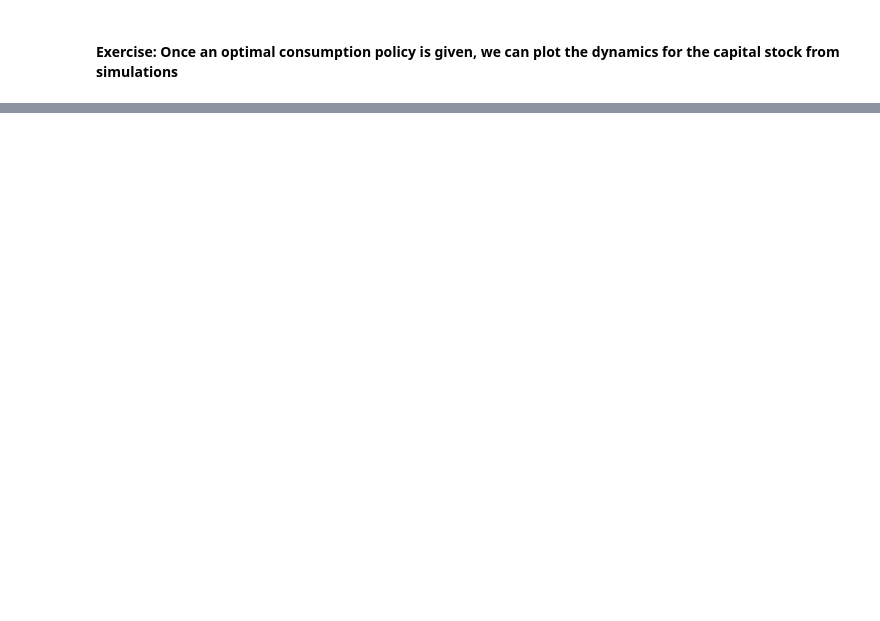
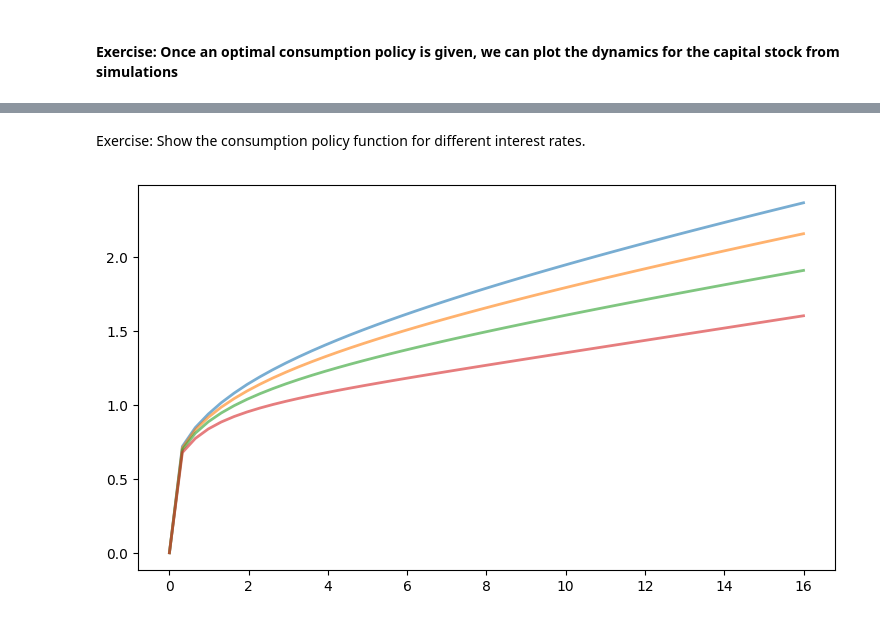
Before and after one commit to azheng25/QuantEcon-Examples, a Jupyter notebook: QuantEconExamplesPart2.ipynb, the cells around one changed output, grey strips where cells are left out. Saved outputs shown, nothing was run; the diff lists cells and outputs as text; code cells hidden in the pictures; blank space fills up the shorter version.

```diff
--- a/QuantEconExamplesPart2.ipynb
+++ b/QuantEconExamplesPart2.ipynb
@@ -334,0 +519,19 @@ bellman_operator1(w)=bellman_operator(w,grid_y,beta,log,k->k^alpha,shocks)
+# %% [markdown]
+Exercise: Show the consumption policy function for different interest rates.
+# %%
+rgrid=linspace(0.0,0.04,4)
+aprimemat=zeros(50,2,4)
+cmat=similar(aprimemat)
+fig,ax=subplots(figsize=(9,5))
+for i in 1:4
+    rval=rgrid[i]
+    cp=ConsumerProblem(r=rval)
+    aprimemat[:,:,i],cmat[:,:,i]=solve_politer(cp)
+
+    ax[:plot](cp.agrid,cmat[:,1,i],lw=2,alpha=0.6)
+
+
+end
+show()
+# %% [output]
+[figure, added]
```
Also changed, not shown: parts of 18 cells of this notebook.
